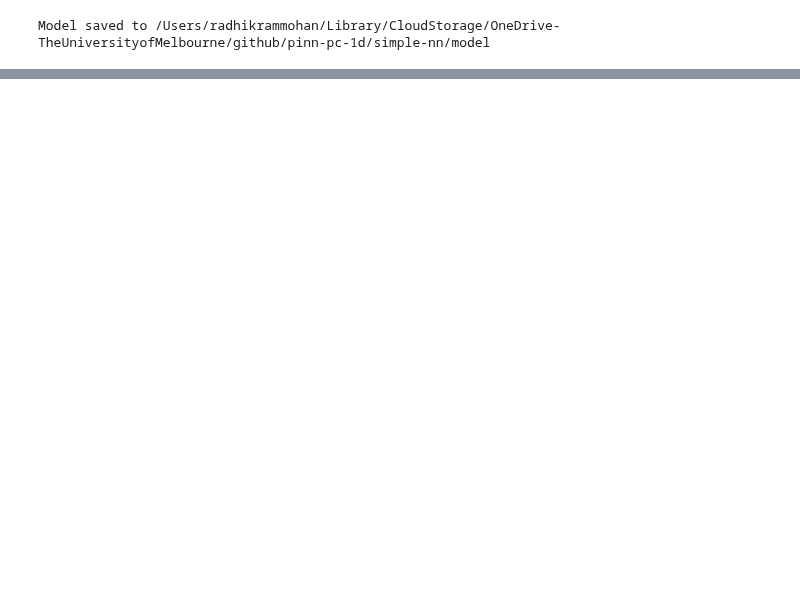
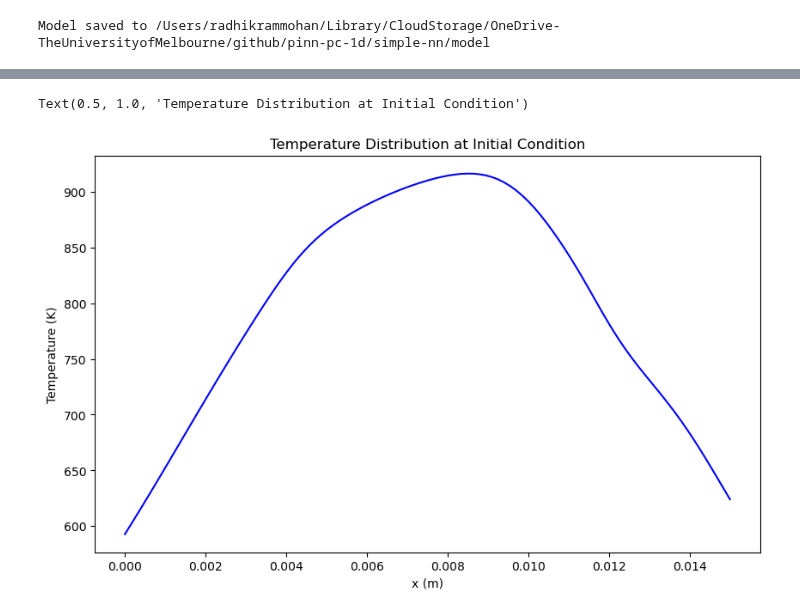
Before and after one commit to radhikrammohan/pinn-pc-1d, a Jupyter notebook: simple-nn/model/model.ipynb, the cells around one changed output, grey strips where cells are left out. Saved outputs shown, nothing was run; the diff lists cells and outputs as text; code cells hidden in the pictures; blank space fills up the shorter version.

```diff
--- a/simple-nn/model/model.ipynb
+++ b/simple-nn/model/model.ipynb
@@ -199,0 +201,27 @@ Mean of targets: 4826.107421875
+# %%
+# plot the outputs at different time steps
+# inputs for initial conditions
+x_initial = np.linspace(0, 15e-3, 100).reshape(-1, 1)
+t_initial = np.zeros_like(x_initial)
+L_fusion_initial = np.ones_like(x_initial)*497.5e3
+die_temp_l_initial = np.ones_like(x_initial)*830.0
+die_temp_r_initial = np.ones_like(x_initial)*830.0
+
+
+X_init_inputs = np.hstack((x_initial, t_initial, L_fusion_initial, die_temp_l_initial, die_temp_r_initial))
+X_init_scaler = MinMaxScaler()
+X_init_inputs = X_init_scaler.fit_transform(X_init_inputs)
+X_init_inputs = torch.tensor(X_init_inputs, dtype=torch.float32).to(device)
+
+temp_init = model(X_init_inputs).cpu().detach().numpy()
+temp_init = scalers['temp'].inverse_transform(temp_init)
+# Plot the initial condition
+plt.figure(figsize=(10, 6))
+plt.plot(x_initial, temp_init, label='Initial Condition', color='blue')
+# plt.plot(x_initial, temp_init_act, label='Actual Initial Condition', color='orange', linestyle='dashed')
+plt.xlabel('x (m)')
+plt.ylabel('Temperature (K)')
+plt.title('Temperature Distribution at Initial Condition')
+# %% [output]
+Text(0.5, 1.0, 'Temperature Distribution at Initial Condition')
+[figure, added]
```
Also changed, not shown: parts of 7 cells of this notebook, 12 other files.
